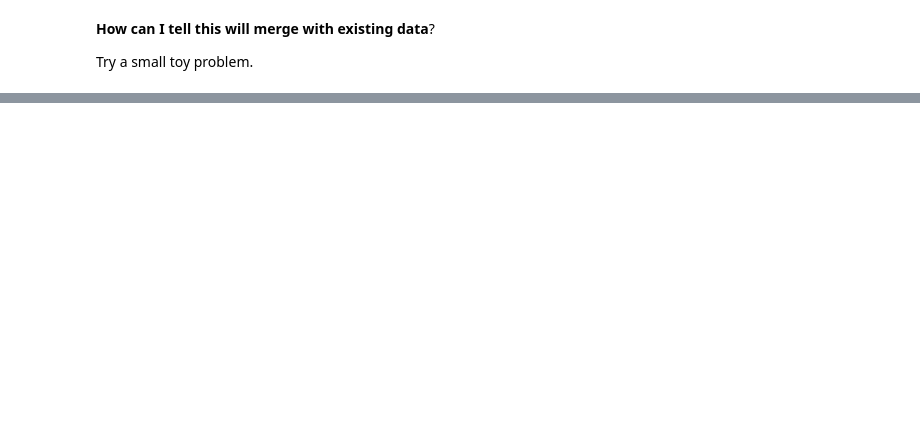
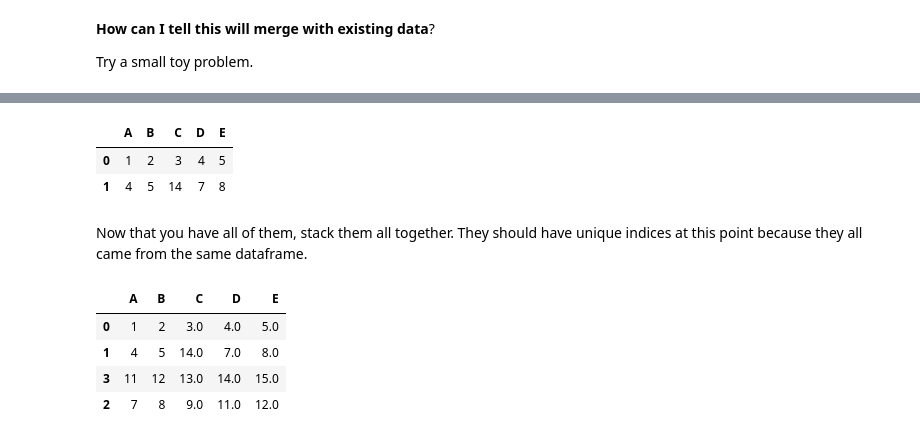
Before and after one commit to jlopez8/Jmail, a Jupyter notebook: jmailer/dev_nb.ipynb, the cells around one changed output, grey strips where cells are left out. Cells and saved outputs as stored; diff of their text form; code cells hidden in the pictures; blank space fills up the shorter version.

```diff
--- a/jmailer/dev_nb.ipynb
+++ b/jmailer/dev_nb.ipynb
@@ -663,9 +608,0 @@ df_inner #
-# %%
-# set up the data
-columns1 = ["A", "B", "C", "D"]
-data1 = [[1, 2, 3, 4], [4, 5, 6, 7], [7, 8, 9, 11]]
-df1 = pd.DataFrame(columns=columns1, data=data1)
-
-columns2 = ["A", "B", "C", "D"]
-data2 = [[1, 2, 3, 4], [4, 5, 14, 8], [11, 12, 13, 14]]
-df2 = pd.DataFrame(columns=columns2, data=data2)
@@ -713,0 +609,7 @@ df3 = df3[columns1]
+# %%
+merge_columns = ["A", "B"]
+fixed_columns = ["C", "E"]
+update_columns = ["D"]
+
+# get the outer merge of new and exising data
+df3 = df1.merge(df2, how="outer", on=merge_columns, suffixes=("_new","_old"))
@@ -713,0 +683,39 @@ df3 = df3[columns1]
+# %%
+update_data = df1.merge(df2, how="inner", on=merge_columns, suffixes=("_new", "_old"))
+update_data # this is data that is in both and must be updated.
+
+# clean up data
+# drop data
+drop_columns = [col + "_new" for col in fixed_columns] + [col + "_old" for col in update_columns]
+update_data.drop(columns=drop_columns, inplace=True)
+
+# rename data
+original_columns = update_data.columns.to_list()
+pattern = r"_new|_old"
+new_columns = list(map(lambda x: re.sub(pattern, "", x), original_columns))
+columns_dict = dict(zip(original_columns, new_columns))
+update_data.rename(columns=columns_dict, inplace=True)
+
+update_data = update_data[df1.columns.to_list()]
+update_data
+# %% [output]
+|  | A | B | C | D | E |
+| 0 | 1 | 2 | 3 | 4 | 5 |
+| 1 | 4 | 5 | 14 | 7 | 8 |
+# %% [markdown]
+Now that you have all of them, stack them all together. They should have unique indices at this point because they all came from the same dataframe.
+# %%
+# pd.merge(update_data, no_change_data)
+# no_change_data
+pd.concat([update_data, no_change_data, new_data])
+
+# coma back here and push this information may want to sort by original key but todes it amtter too much??
+# or sort by date feature so it's relatively consistent
+
+# no_change_data
+# %% [output]
+|  | A | B | C | D | E |
+| 0 | 1 | 2 | 3.0 | 4.0 | 5.0 |
+| 1 | 4 | 5 | 14.0 | 7.0 | 8.0 |
+| 3 | 11 | 12 | 13.0 | 14.0 | 15.0 |
+| 2 | 7 | 8 | 9.0 | 11.0 | 12.0 |
```
Also changed, not shown: parts of 16 cells of this notebook.
